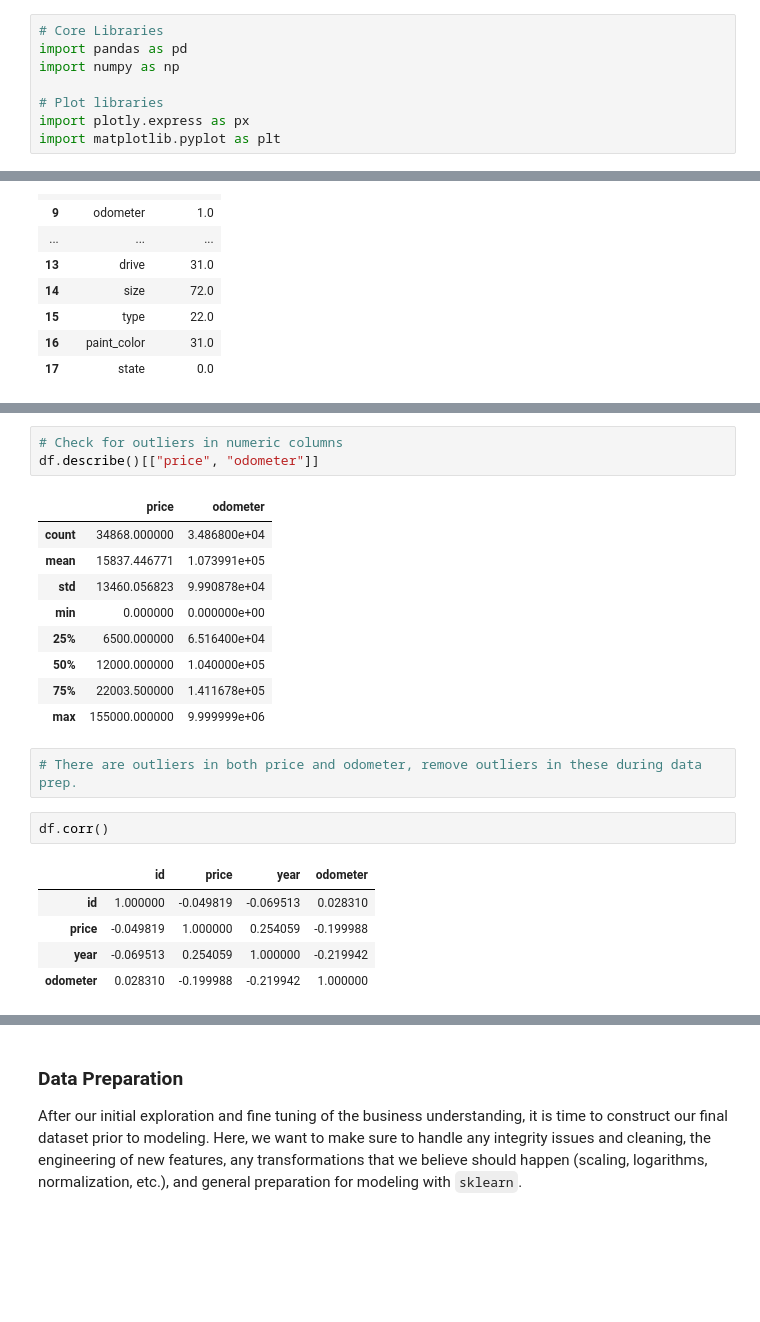
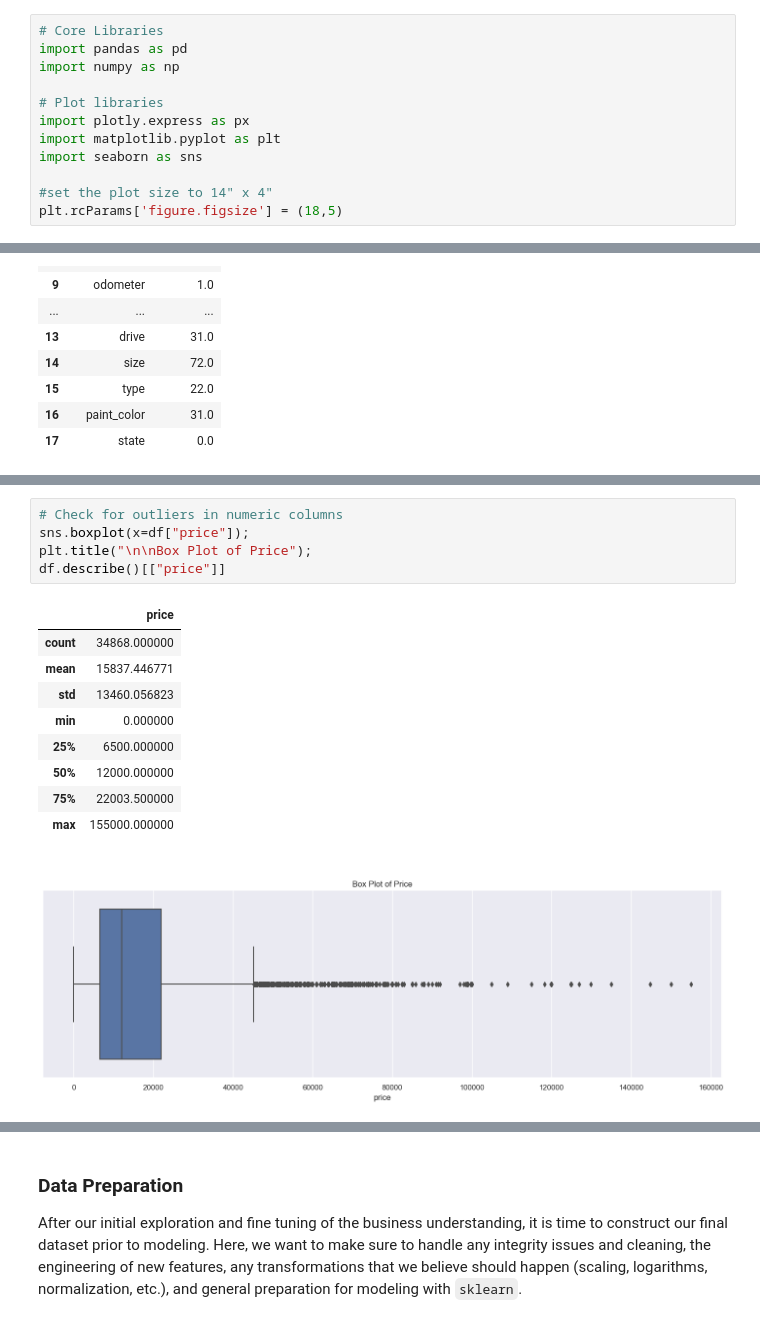
Before and after one commit to Sriworks1/UsedCarPriceAnalysis, a Jupyter notebook: UsedCarPriceAnalysis.ipynb, the cells around one changed output, grey strips where cells are left out. Saved outputs shown, nothing was run; the diff lists cells and outputs as text; blank space fills up the shorter version.

```diff
--- a/UsedCarPriceAnalysis.ipynb
+++ b/UsedCarPriceAnalysis.ipynb
@@ -34,6 +34,10 @@ import numpy as np
 # Plot libraries
 import plotly.express as px
 import matplotlib.pyplot as plt
+import seaborn as sns
+
+#set the plot size to 14" x 4"
+plt.rcParams['figure.figsize'] = (18,5)
 # %%
 # Let's load the data
 df = pd.read_csv('data/vehicles.csv')
@@ -105,23 +111,16 @@ df.head()
 # %%
 # Check for outliers in numeric columns
-df.describe()[["price", "odometer"]]
+sns.boxplot(x=df["price"]);
+plt.title("\n\nBox Plot of Price");
+df.describe()[["price"]]
 # %% [output]
-|  | price | odometer |
-| count | 34868.000000 | 3.486800e+04 |
-| mean | 15837.446771 | 1.073991e+05 |
-| std | 13460.056823 | 9.990878e+04 |
-| min | 0.000000 | 0.000000e+00 |
-| 25% | 6500.000000 | 6.516400e+04 |
-| 50% | 12000.000000 | 1.040000e+05 |
-| 75% | 22003.500000 | 1.411678e+05 |
-| max | 155000.000000 | 9.999999e+06 |
+|  | price |
+| count | 34868.000000 |
+| mean | 15837.446771 |
+| std | 13460.056823 |
+| min | 0.000000 |
+| 25% | 6500.000000 |
+| 50% | 12000.000000 |
+| 75% | 22003.500000 |
+| max | 155000.000000 |
+[figure, added]
-# %%
-# There are outliers in both price and odometer, remove outliers in these during data prep.
-# %%
-df.corr()
-# %% [output]
-|  | id | price | year | odometer |
-| id | 1.000000 | -0.049819 | -0.069513 | 0.028310 |
-| price | -0.049819 | 1.000000 | 0.254059 | -0.199988 |
-| year | -0.069513 | 0.254059 | 1.000000 | -0.219942 |
-| odometer | 0.028310 | -0.199988 | -0.219942 | 1.000000 |
```
Also changed, not shown: parts of 7 cells of this notebook, 6 other files.
